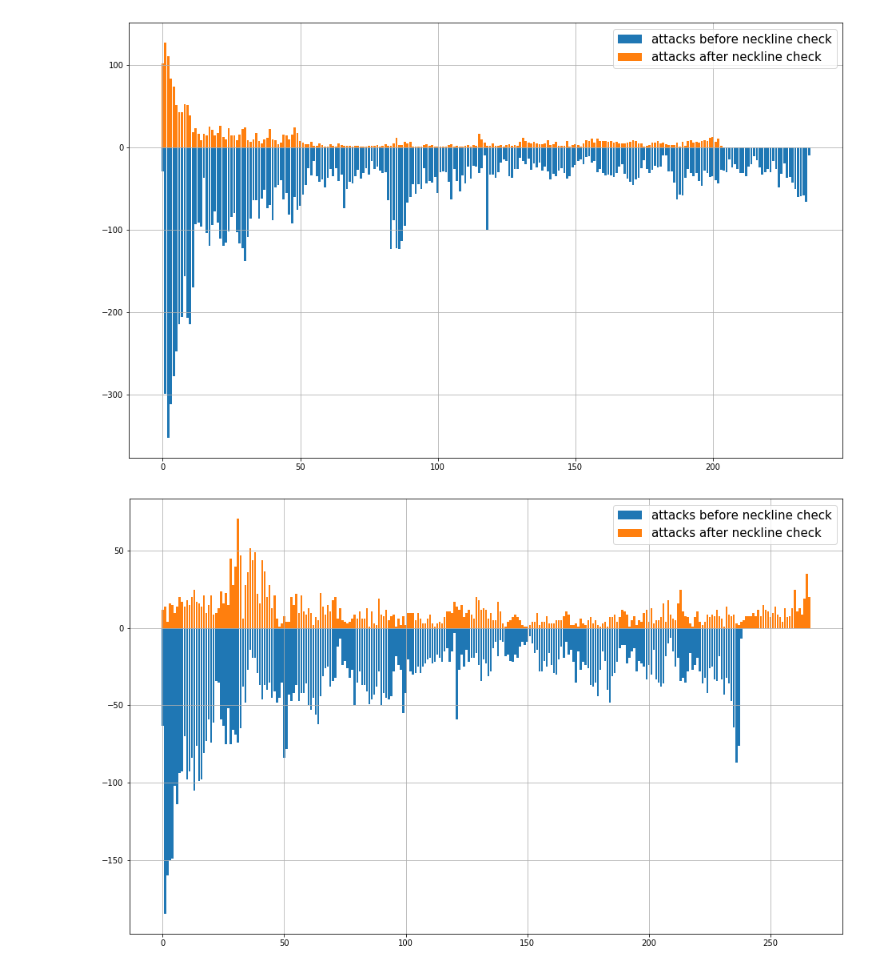
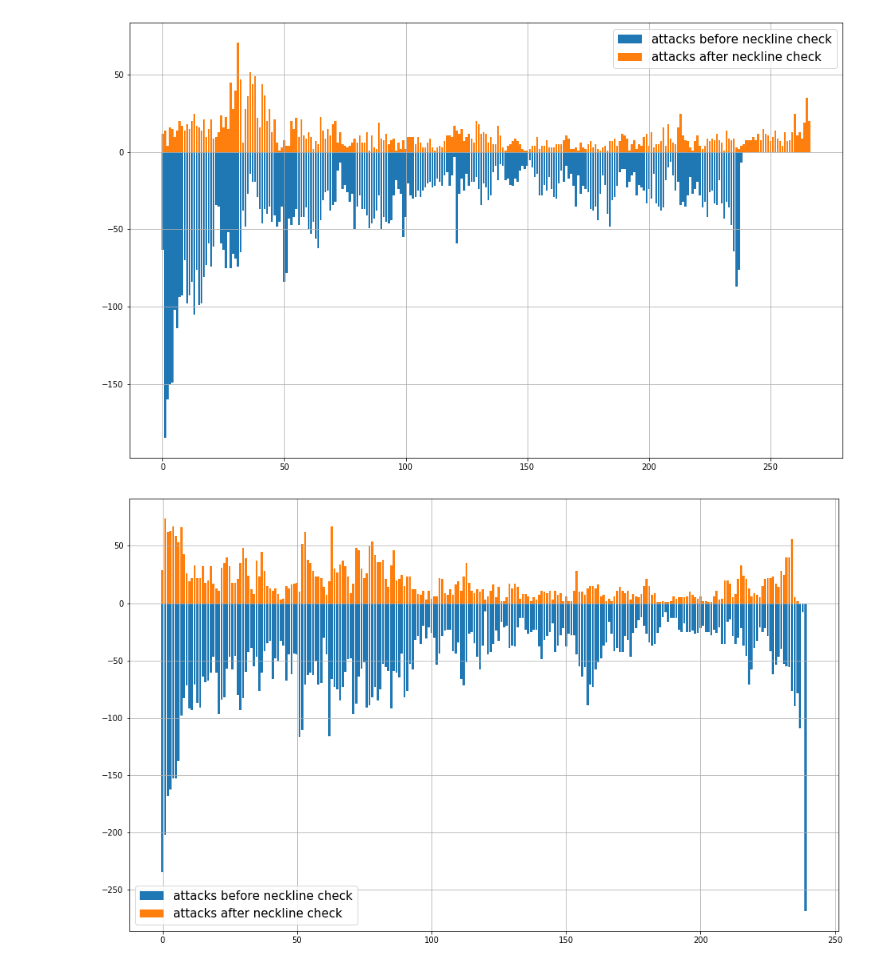
Before and after one commit to pleiadesian/IdaoWatcher, a Jupyter notebook: profiler.ipynb, the cells around one changed output. Cells and saved outputs as stored; diff of their text form; code cells hidden in the pictures.

```diff
--- a/profiler.ipynb
+++ b/profiler.ipynb
@@ -36,10 +41,10 @@ neckline.update_local_price(['600789', '000078', '300342'], [])
 %lprun -f neckline.detect_long_neckline neckline.detect_long_neckline(['600789', '000078', '300342'], [])
 # %%
 import util.eval_freq as ef
-ef.get_attack_distribution("/Users/pro/Nextcloud/log/20200207-utf8.log")
 ef.get_attack_distribution("/Users/pro/Nextcloud/log/20200210-utf8.log")
+ef.get_attack_distribution("/Users/pro/Nextcloud/log/20200214-utf8.log")
 # %% [output]
-[figure, old version]
+[figure, new version]
-[figure, old version]
+[figure, new version]
 # %%
 import util.eval_freq as ef
```
Also changed, not shown: parts of 2 cells of this notebook, 1 other file.
